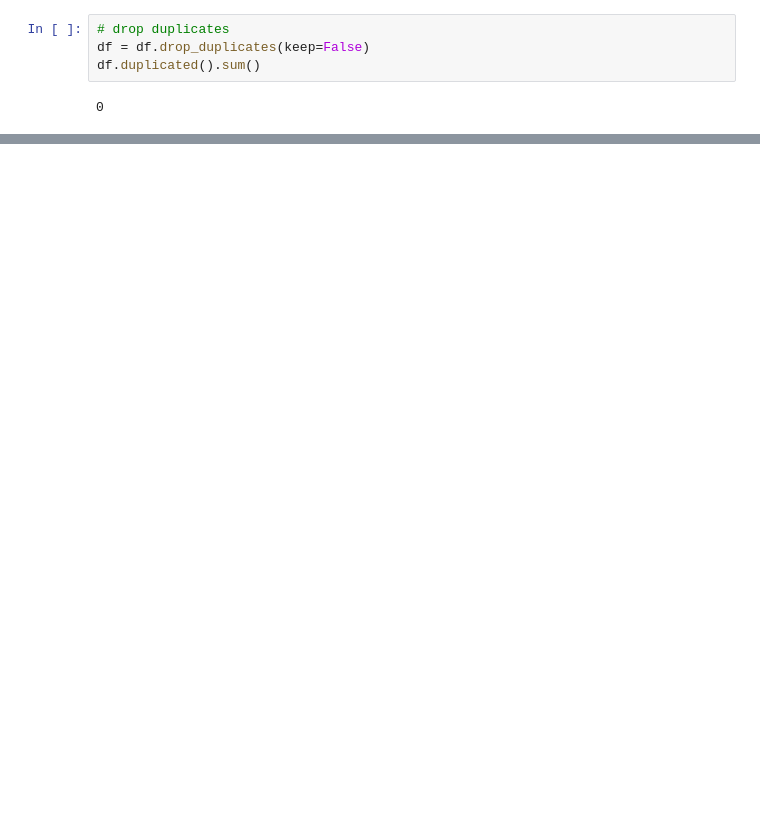
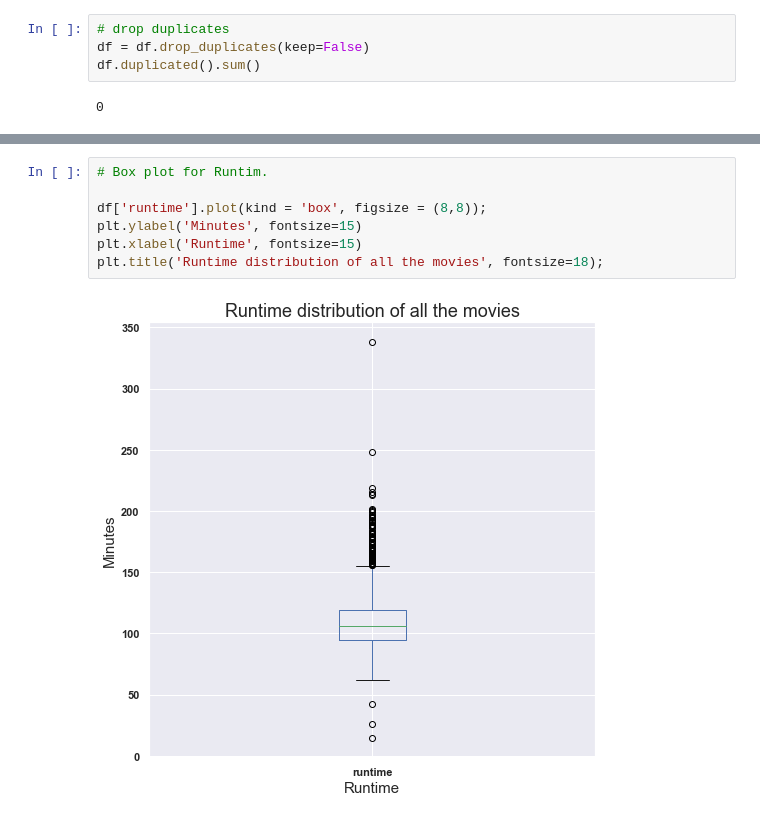
Before and after one commit to connectaditya/Data-Analyst-Nanodegree, a Jupyter notebook: Investigate_a_Dataset/Investigate_a_Dataset.ipynb, the cells around one changed output, grey strips where cells are left out. Drawn from its saved outputs; the diff is of its cells as text; blank space fills up the shorter version.

```diff
--- a/Investigate_a_Dataset/Investigate_a_Dataset.ipynb
+++ b/Investigate_a_Dataset/Investigate_a_Dataset.ipynb
@@ -511,0 +327,9 @@ call(['python', '-m', 'nbconvert', 'Investigate_a_Dataset.ipynb'])
+# %%
+# Box plot for Runtim.
+
+df['runtime'].plot(kind = 'box', figsize = (8,8));
+plt.ylabel('Minutes', fontsize=15)
+plt.xlabel('Runtime', fontsize=15)
+plt.title('Runtime distribution of all the movies', fontsize=18);
+# %% [output]
+[figure, added]
```
Also changed, not shown: parts of 82 cells of this notebook, 1 other file.
